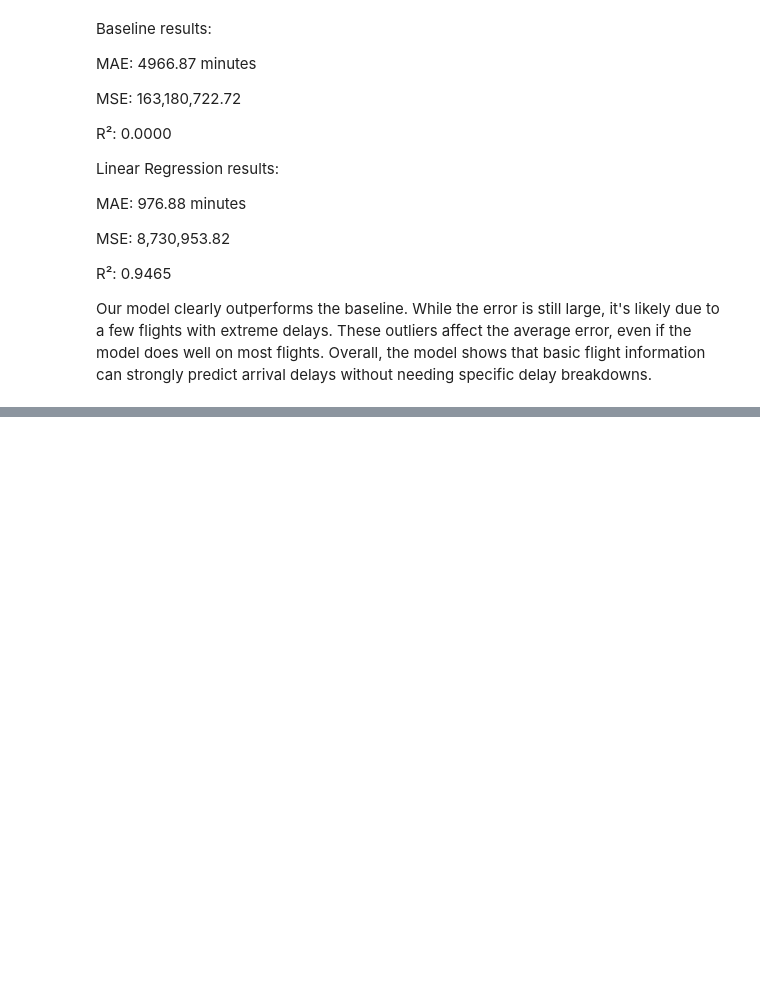
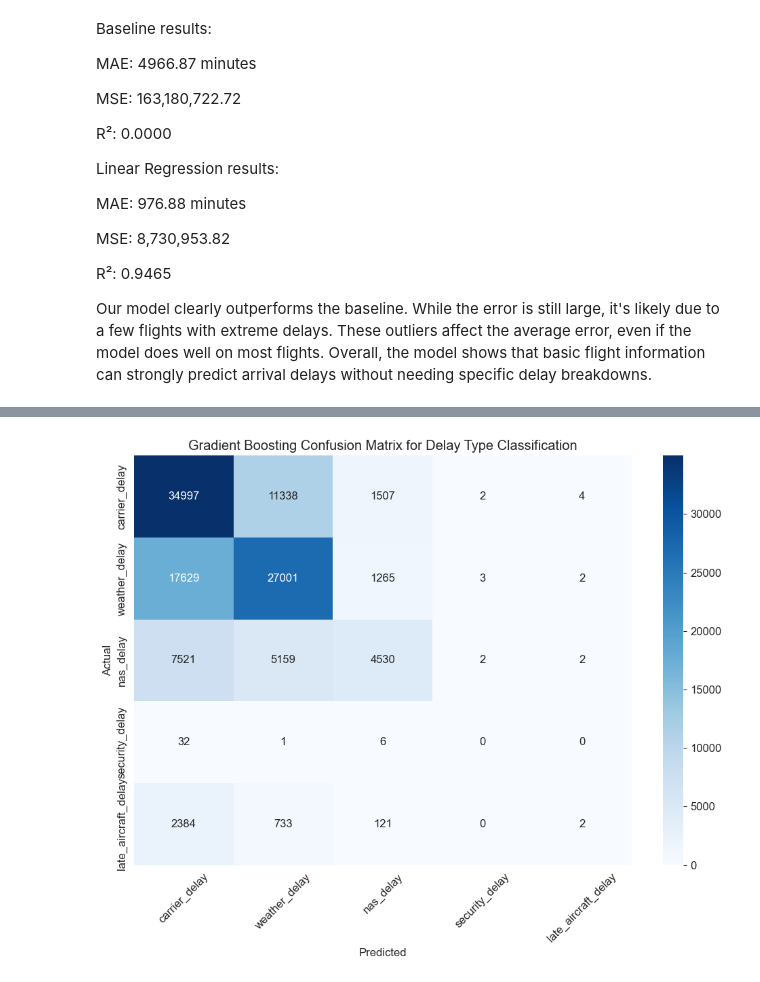
Before and after one commit to juebenjamin/flight-delay-analysis, a Jupyter notebook: notebooks/flight_delays.ipynb, the cells around one changed output, grey strips where cells are left out. Cells and saved outputs as stored; diff of their text form; code cells hidden in the pictures; blank space fills up the shorter version.

```diff
--- a/notebooks/flight_delays.ipynb
+++ b/notebooks/flight_delays.ipynb
@@ -181,10 +256,6 @@ plt.show()
 # %% [markdown]
 **Hypothesis:** Airports in regions with extreme weather conditions and those serving as major hubs will experience higher delay rates due to environmental challenges and operational complexity.
 # %%
-# Create new features
-df_clean['delay_ratio'] = df_clean['arr_del15'] / df_clean['arr_flights']
-df_clean['avg_delay_time'] = df_clean['arr_delay'] / df_clean['arr_del15'].replace(0, np.nan)
-
 # Create a new feature for airport regions (based on airport code first letter or known regions)
 def assign_region(airport_code):
     first_letter = airport_code[0]
@@ -345,0 +419,91 @@ Machine Learning Analysis 2:
+# %%
+# Prepare data for delay type classification
+# We'll only use records where there was a delay
+df_delay_type = df_clean[df_clean['arr_del15'] > 0].copy()
+
+# Create target variable - the primary type of delay
+delay_types = ['carrier_delay', 'weather_delay', 'nas_delay', 'security_delay', 'late_aircraft_delay']
+df_delay_type['primary_delay_type'] = df_delay_type[delay_types].idxmax(axis=1)
+
+# Select features and target
+X_delay = df_delay_type[['month', 'carrier', 'airport', 'arr_flights', 'arr_del15']]
+y_delay = df_delay_type['primary_delay_type']
+
+# Split the data
+X_train_delay, X_test_delay, y_train_delay, y_test_delay = train_test_split(
+    X_delay, y_delay, test_size=0.3, random_state=42
+)
+
+# Create preprocessing pipeline
+categorical_features_delay = ['carrier', 'airport']
+numerical_features_delay = ['month', 'arr_flights', 'arr_del15']
+
+preprocessor_delay = ColumnTransformer(
+    transformers=[
+        ('cat', OneHotEncoder(handle_unknown='ignore'), categorical_features_delay),
+        ('num', StandardScaler(), numerical_features_delay)
+    ])
+
+# Create and train the model
+gb_pipeline = Pipeline([
+    ('preprocessor', preprocessor_delay),
+    ('classifier', GradientBoostingClassifier(n_estimators=100, random_state=42))
+])
+
+# Train the model
+gb_pipeline.fit(X_train_delay, y_train_delay)
+
+# Make predictions
+y_pred_gb = gb_pipeline.predict(X_test_delay)
+
+# Evaluate the model
+print("Gradient Boosting Classification Report:")
+print(classification_report(y_test_delay, y_pred_gb))
+
+# Confusion matrix
+gb_cm = confusion_matrix(y_test_delay, y_pred_gb)
+plt.figure(figsize=(10, 8))
+sns.heatmap(gb_cm, annot=True, fmt='d', cmap='Blues',
+            xticklabels=delay_types,
+            yticklabels=delay_types)
+plt.xlabel('Predicted')
+plt.ylabel('Actual')
+plt.title('Gradient Boosting Confusion Matrix for Delay Type Classification')
+plt.xticks(rotation=45)
+plt.tight_layout()
+plt.show()
+
+# Baseline model (always predicts the most common delay type)
+most_common_delay = y_train_delay.mode()[0]
+baseline_pred_delay = np.array([most_common_delay] * len(y_test_delay))
+baseline_accuracy_delay = accuracy_score(y_test_delay, baseline_pred_delay)
+
+print(f"Gradient Boosting Accuracy: {accuracy_score(y_test_delay, y_pred_gb):.4f}")
+print(f"Baseline Accuracy: {baseline_accuracy_delay:.4f}")
+print(f"Improvement over baseline: {accuracy_score(y_test_delay, y_pred_gb) - baseline_accuracy_delay:.4f}")
+
+# Analyze performance across different seasons
+df_test_delay = X_test_delay.copy()
+df_test_delay['actual'] = y_test_delay
+df_test_delay['predicted'] = y_pred_gb
+df_test_delay['month'] = X_test_delay['month']
+df_test_delay['correct'] = (df_test_delay['actual'] == df_test_delay['predicted']).astype(int)
+
+seasonal_performance = df_test_delay.groupby(
+    pd.cut(df_test_delay['month'],
+           bins=[0, 3, 6, 9, 12],
+           labels=['Winter', 'Spring', 'Summer', 'Fall']),
+    observed=False
+)['correct'].mean()
+
+
+plt.figure(figsize=(10, 6))
+seasonal_performance.plot(kind='bar', color='teal')
+plt.title('Model Accuracy by Season')
+plt.ylabel('Accuracy')
+plt.xlabel('Season')
+plt.ylim(0, 1)
+plt.grid(axis='y', linestyle='--', alpha=0.7)
+plt.tight_layout()
+plt.show()
+# %% [output]
@@ -345,0 +522 @@ Machine Learning Analysis 2:
+[figure, added]
```
Also changed, not shown: parts of 12 cells of this notebook.
